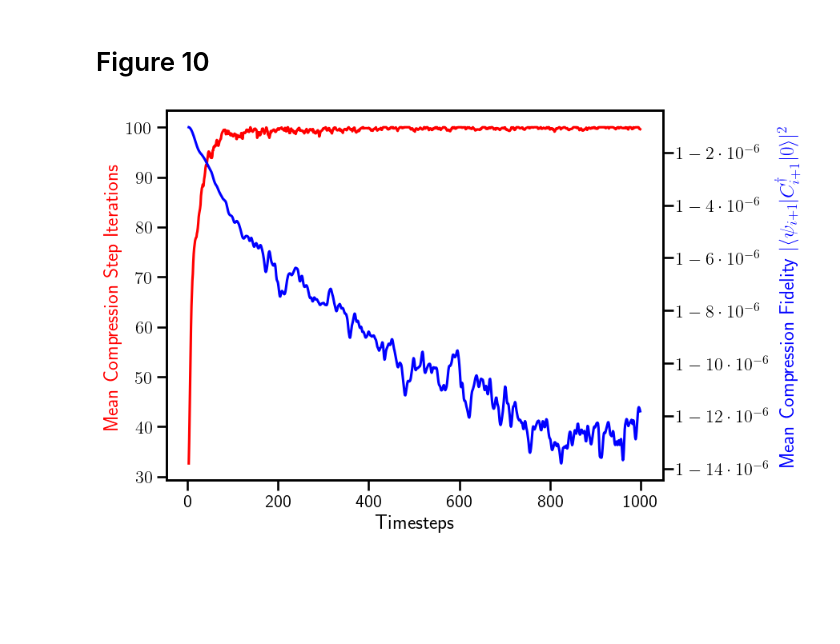
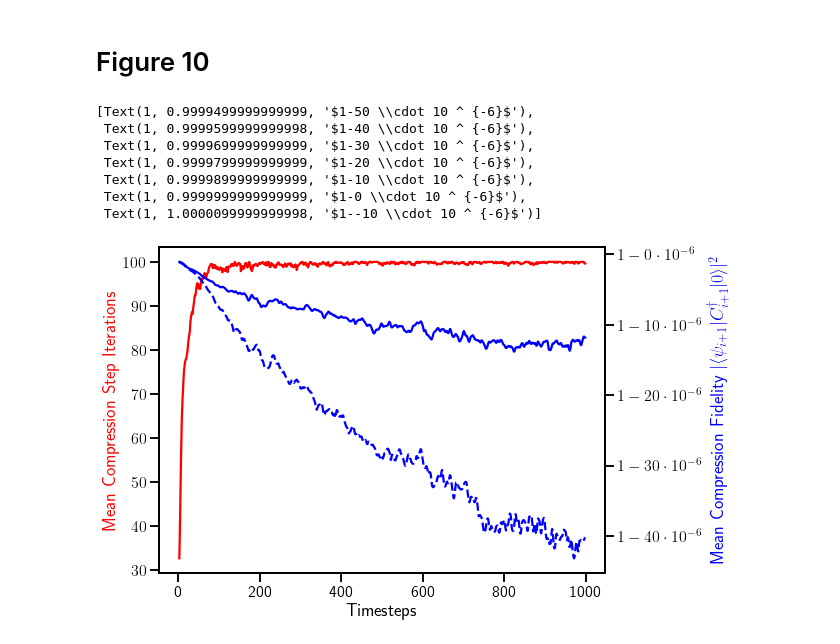
Before and after one commit to danielbultrini/TDVQP_SM, a Jupyter notebook: F6-F7-F9-F10-S3-S4.ipynb, the cells around one changed output. Drawn from its saved outputs; the diff is of its cells as text; code cells hidden in the pictures; blank space fills up the shorter version.

```diff
--- a/F6-F7-F9-F10-S3-S4.ipynb
+++ b/F6-F7-F9-F10-S3-S4.ipynb
@@ -140,0 +112,21 @@ plt.savefig('additional_plots/force_estimation.pdf')
+# %%
+fig, ax = plt.subplots(nrows=1,figsize=((8, 6)))
+dfs['shots'] = dfs['shots'].replace(0, 10e5) # so that infinity is plotted after 10^5
+sns.lineplot(data=dfs.query('parameterized=="no" & times==10|times==25|times==50|times==100|times==200|times==300|times==400|times==499'),marker='o', x="shots", y="fidelity_to_exact", ci=None, ax=ax, palette="colorblind",hue='times')
+ax.set(ylabel=r'$\left |\langle\psi_\mathrm{exact}(t)|\psi_\mathrm{TDVQP}(t)\rangle\right |^2 $',xlabel= r'Shots')
+plt.xscale('log')
+handles, labels = plt.gca().get_legend_handles_labels()
+
+plt.legend(handles=handles, labels=labels, ncol=4,bbox_to_anchor=(0.5, -0.15), loc='upper center',title='Time [a.u.]')
+
+labels = [item.get_text() for item in ax.get_xticklabels()]
+labels[-3] = '$\infty$'
+ax.set_xticklabels(labels)
+legend = ax.legend()
+
+for i in range(len(legend.get_texts())):
+    old_label = legend.get_texts()[i].get_text()
+    new_label = str(round(float(old_label) / 5) * 5).replace('.0', '')
+    legend.get_texts()[i].set_text(new_label)
+    legend.get_texts()[i].set_text(new_label)
+legend.set_title('Time [a.u.]')
@@ -143,19 +137,27 @@ plt.savefig('additional_plots/force_estimation.pdf')
 # %%
 fig, ax = plt.subplots(figsize=((8, 6)))
 
-sns.lineplot(data=dfs.query('shots=="$\infty$" &times>1'),x='times',y='iter_number',ci=None,ax=ax,estimator='mean',color='r')
+sns.lineplot(data=dfs.query('shots==10e5 &times>1'),x='times',y='iter_number',ci=None,ax=ax,estimator='mean',color='r')
 ax2 = ax.twinx()
-sns.lineplot(data=dfs.query('shots=="$\infty$" &times>1'),x='times',y='final_F',ci=None,ax=ax2,estimator='mean',color='b')
+sns.lineplot(data=dfs.query('shots==10e5 &times>1'),x='times',y='final_F',ci=None,ax=ax2,estimator='mean',color='b')
+sns.lineplot(data=dfs.query('shots==10e5 &times>1'),x='times',y='init_F',ci=None,ax=ax2,estimator='mean',color='b',linestyle="dashed")
+
 ax.set_xlabel('Timesteps')
 xticks = ax.get_xticks()
 xticklabels = [f"{2*y:.{0}f}" for y in xticks]
 ax.set_xticklabels(xticklabels)
 ax.set_ylabel('Mean Compression Step Iterations', color='r')
 ax2.set_ylabel(r'Mean Compression Fidelity $|\langle{\psi_{i+1}}|C^\dagger_{i+1}|{0}\rangle|^2$', color='b')
 yticks = ax2.get_yticks()
 yticks = (1-np.array(yticks))*10**6
 yticklabels = [f"$1-{y:.{0}f} \cdot 10 ^ {{-6}}$" for y in yticks]
 ax2.set_yticklabels(yticklabels)
-plt.savefig('additional_plots/iteration_fidelity.pdf')
 # %% [output]
+[Text(1, 0.9999499999999999, '$1-50 \\cdot 10 ^ {-6}$'),
+ Text(1, 0.9999599999999998, '$1-40 \\cdot 10 ^ {-6}$'),
+ Text(1, 0.9999699999999999, '$1-30 \\cdot 10 ^ {-6}$'),
+ Text(1, 0.9999799999999999, '$1-20 \\cdot 10 ^ {-6}$'),
+ Text(1, 0.9999899999999999, '$1-10 \\cdot 10 ^ {-6}$'),
+ Text(1, 0.9999999999999999, '$1-0 \\cdot 10 ^ {-6}$'),
+ Text(1, 1.0000099999999998, '$1--10 \\cdot 10 ^ {-6}$')]
-[figure, old version]
+[figure, new version]
```
Also changed, not shown: parts of 8 cells of this notebook, 11 other files.
